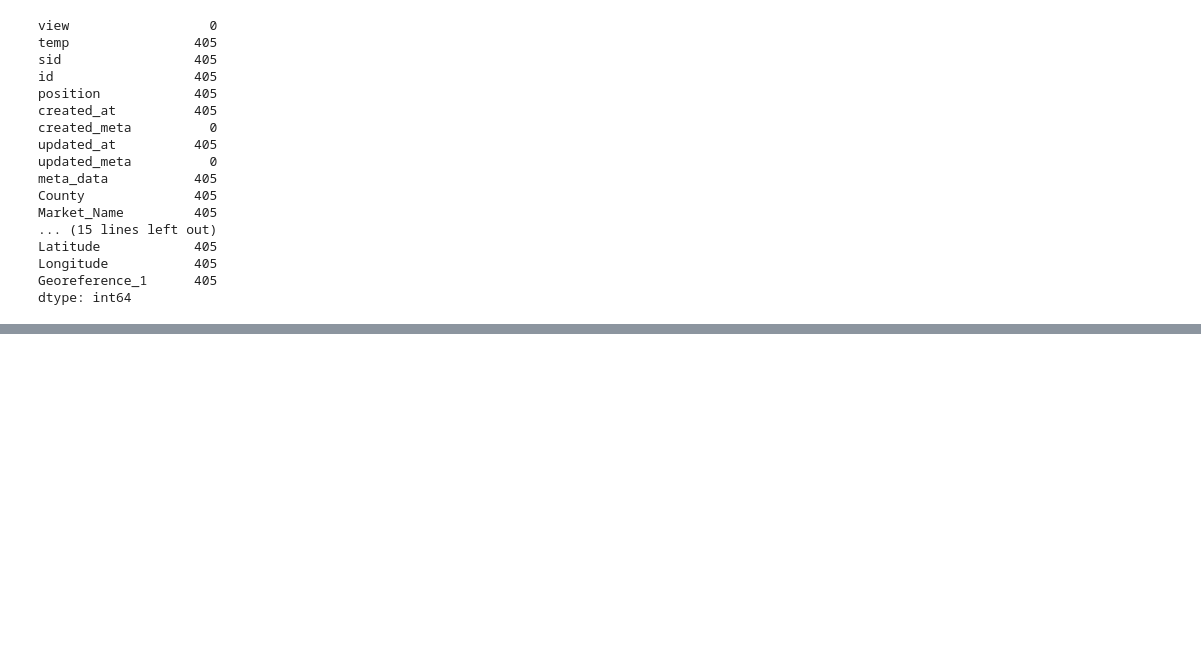
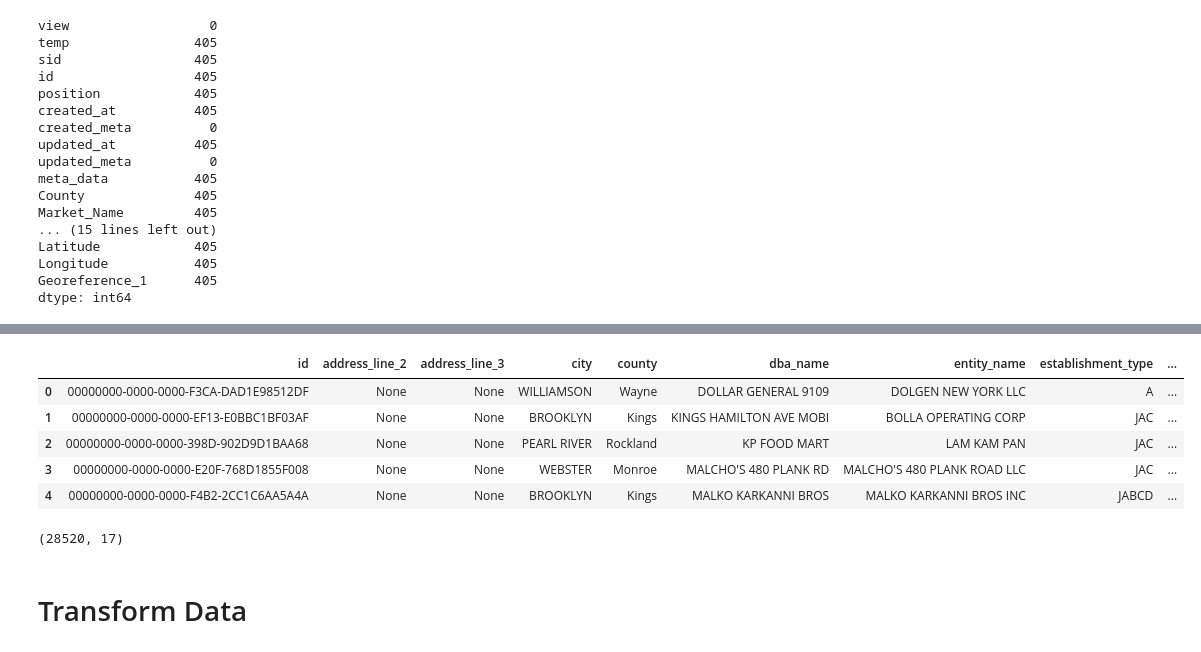
Before and after one commit to AishwaryaUbale22/DAP_Retail_Food_Shop, a Jupyter notebook: DAP - Project.ipynb, the cells around one changed output, grey strips where cells are left out. Cells and saved outputs as stored; diff of their text form; code cells hidden in the pictures; blank space fills up the shorter version.

```diff
--- a/DAP - Project.ipynb
+++ b/DAP - Project.ipynb
@@ -256,0 +277,23 @@ for _, row in farmer_result.iterrows():
+# %%
+# Execute a CQL query to retrieve the contents of a table
+retail_query = "SELECT * FROM retail_food_stores"
+
+retail_rows = session.execute(retail_query)
+
+# Convert the results to a Pandas DataFrame
+retail_df = pd.DataFrame(retail_rows)
+# %%
+retail_df.head()
+# %% [output]
+|  | id | address_line_2 | address_line_3 | city | county | dba_name | entity_name | establishment_type | ... |
+| 0 | 00000000-0000-0000-F3CA-DAD1E98512DF | None | None | WILLIAMSON | Wayne | DOLLAR GENERAL 9109 | DOLGEN NEW YORK LLC | A | ... |
+| 1 | 00000000-0000-0000-EF13-E0BBC1BF03AF | None | None | BROOKLYN | Kings | KINGS HAMILTON AVE MOBI | BOLLA OPERATING CORP | JAC | ... |
+| 2 | 00000000-0000-0000-398D-902D9D1BAA68 | None | None | PEARL RIVER | Rockland | KP FOOD MART | LAM KAM PAN | JAC | ... |
+| 3 | 00000000-0000-0000-E20F-768D1855F008 | None | None | WEBSTER | Monroe | MALCHO'S 480 PLANK RD | MALCHO'S 480 PLANK ROAD LLC | JAC | ... |
+| 4 | 00000000-0000-0000-F4B2-2CC1C6AA5A4A | None | None | BROOKLYN | Kings | MALKO KARKANNI BROS | MALKO KARKANNI BROS INC | JABCD | ... |
+# %%
+retail_df.shape
+# %% [output]
+(28520, 17)
+# %% [markdown]
+# Transform Data
```
Also changed, not shown: parts of 17 cells of this notebook, 2 other files.
